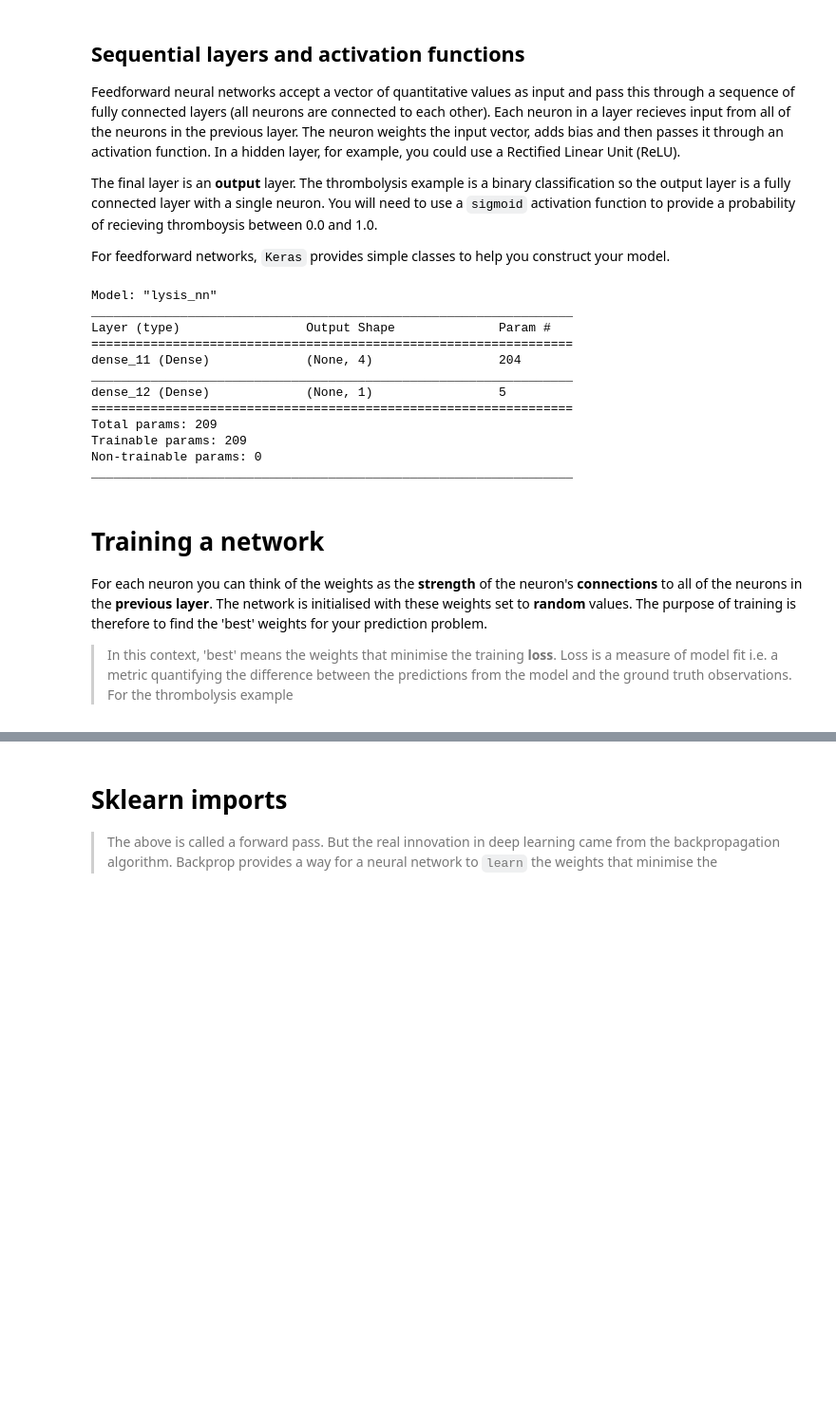
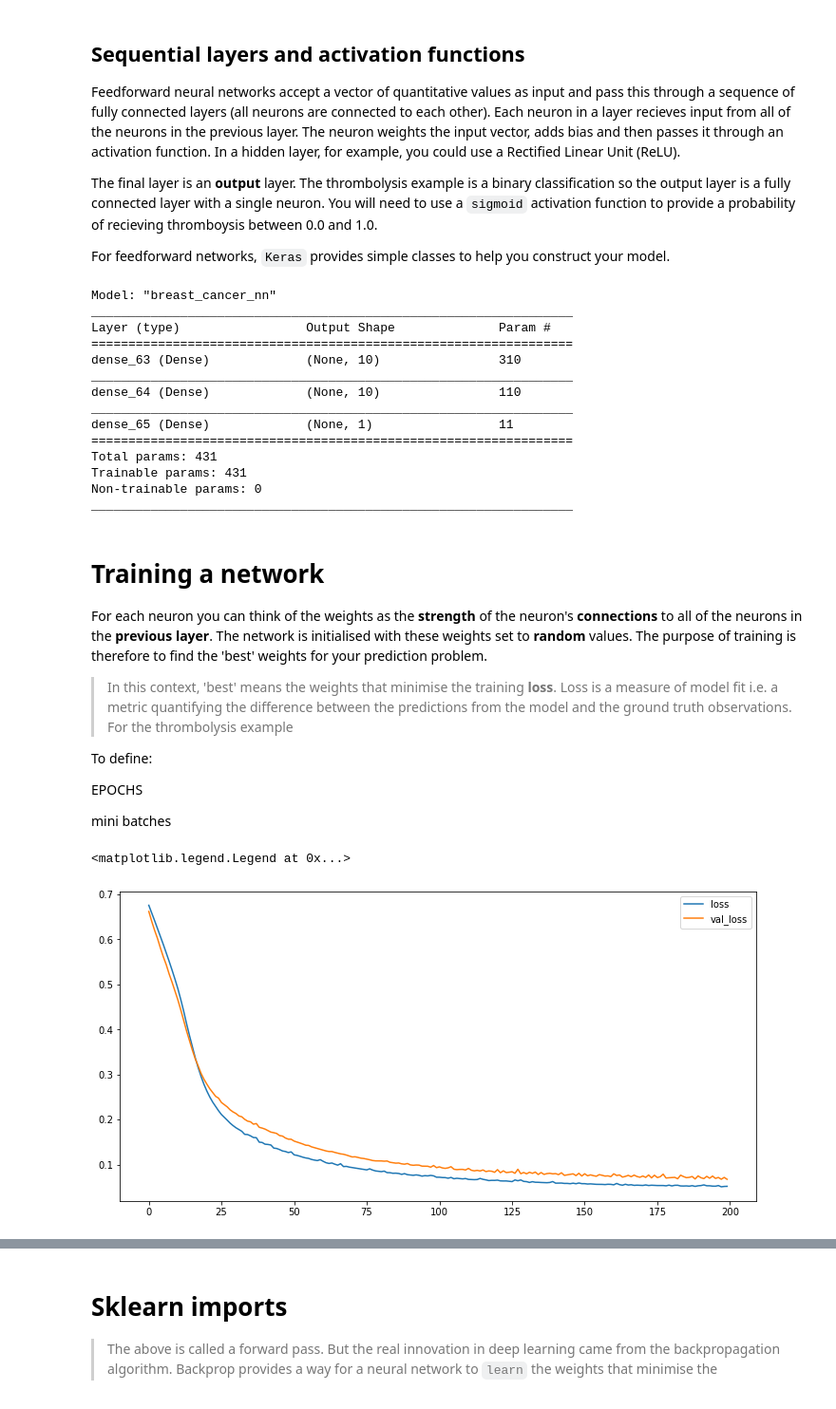
Before and after one commit to health-data-science-OR/forecasting, a Jupyter notebook: 06_neural_networks/deep_learning_101/lecture_deeplearning_101.ipynb, the cells around one changed output, grey strips where cells are left out. Shown at 95% size. Cells and saved outputs as stored; diff of their text form; code cells hidden in the pictures; blank space fills up the shorter version.

```diff
--- a/06_neural_networks/deep_learning_101/lecture_deeplearning_101.ipynb
+++ b/06_neural_networks/deep_learning_101/lecture_deeplearning_101.ipynb
@@ -159,15 +156,23 @@ from tensorflow.keras.layers import Dense, Input
 # %%
 #The first input
-model = Sequential(name='lysis_nn')
+model = Sequential(name='breast_cancer_nn')
 
 #input layer.
 model.add(Input(shape=(X_train.shape[1],)))
 
 #hidden layer 1
-model.add(Dense(units=4, activation='relu'))
+model.add(Dense(units=10, activation='relu'))
 
 #hidden layer 2
-#model.add(Dense(units=2, activation='relu'))
+model.add(Dense(units=10, activation='relu'))
+#model.add(Dropout(0.2))
+
+#hidden layer 3
+#model.add(Dense(units=10, activation='relu'))
+#model.add(Dropout(0.2))
+
+#hidden layer 4
+#model.add(Dense(units=10, activation='relu'))
 
 #output layer
 model.add(Dense(units=1, activation='sigmoid'))
@@ -175,16 +180,18 @@ model.add(Dense(units=1, activation='sigmoid'))
 #summay includeing number of trainable parameters
 model.summary()
 # %% [output]
-Model: "lysis_nn"
+Model: "breast_cancer_nn"
 _________________________________________________________________
 Layer (type)                 Output Shape              Param #
 =================================================================
-dense_11 (Dense)             (None, 4)                 204
+dense_63 (Dense)             (None, 10)                310
 _________________________________________________________________
-dense_12 (Dense)             (None, 1)                 5
+dense_64 (Dense)             (None, 10)                110
+_________________________________________________________________
+dense_65 (Dense)             (None, 1)                 11
 =================================================================
-Total params: 209
-Trainable params: 209
+Total params: 431
+Trainable params: 431
 Non-trainable params: 0
 _________________________________________________________________
 # %% [markdown]
@@ -193,3 +200,10 @@ _________________________________________________________________
 For each neuron you can think of the weights as the **strength** of the neuron's **connections** to all of the neurons in the **previous layer**.  The network is initialised with these weights set to **random** values.  The purpose of training is therefore to find the 'best' weights for your prediction problem.
 
 > In this context, 'best' means the weights that minimise the training **loss**.  Loss is a measure of model fit i.e. a metric quantifying the difference between the predictions from the model and the ground truth observations. For the thrombolysis example
+
+
+To define:
+
+EPOCHS
+
+mini batches
@@ -219,0 +210,20 @@ from sklearn.model_selection import train_test_split
+# %%
+model.compile(optimizer='adam',
+              loss='binary_crossentropy',
+              metrics=['accuracy'])
+
+#change
+results = model.fit(x=X_train,
+                    y=y_train,
+                    batch_size=32,
+                    validation_split=0.10,
+                    epochs=200,
+                    verbose=0)
+# %%
+fig, ax = plt.subplots(1, 1, figsize=(12,6))
+ax.plot(results.history['loss'])
+ax.plot(results.history['val_loss'])
+ax.legend(['loss', 'val_loss'])
+# %% [output]
+<matplotlib.legend.Legend at 0x...>
+[figure, added]
```
Also changed, not shown: parts of 28 cells of this notebook, 1 other file.
